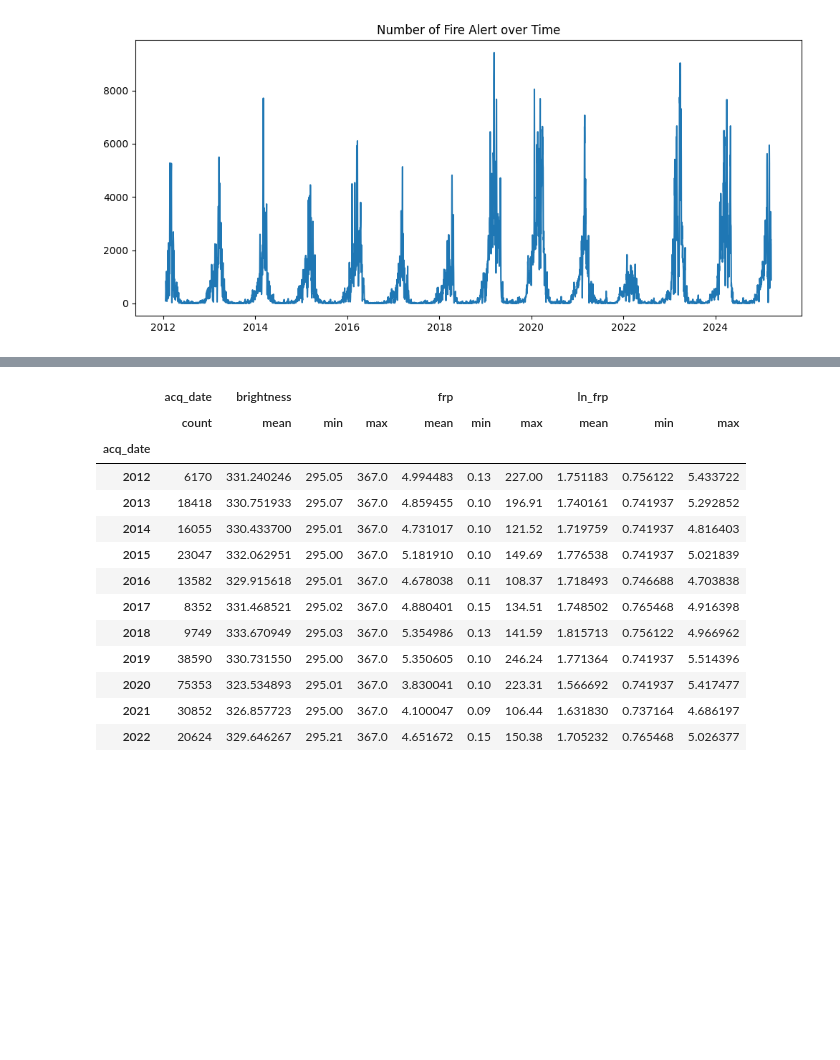
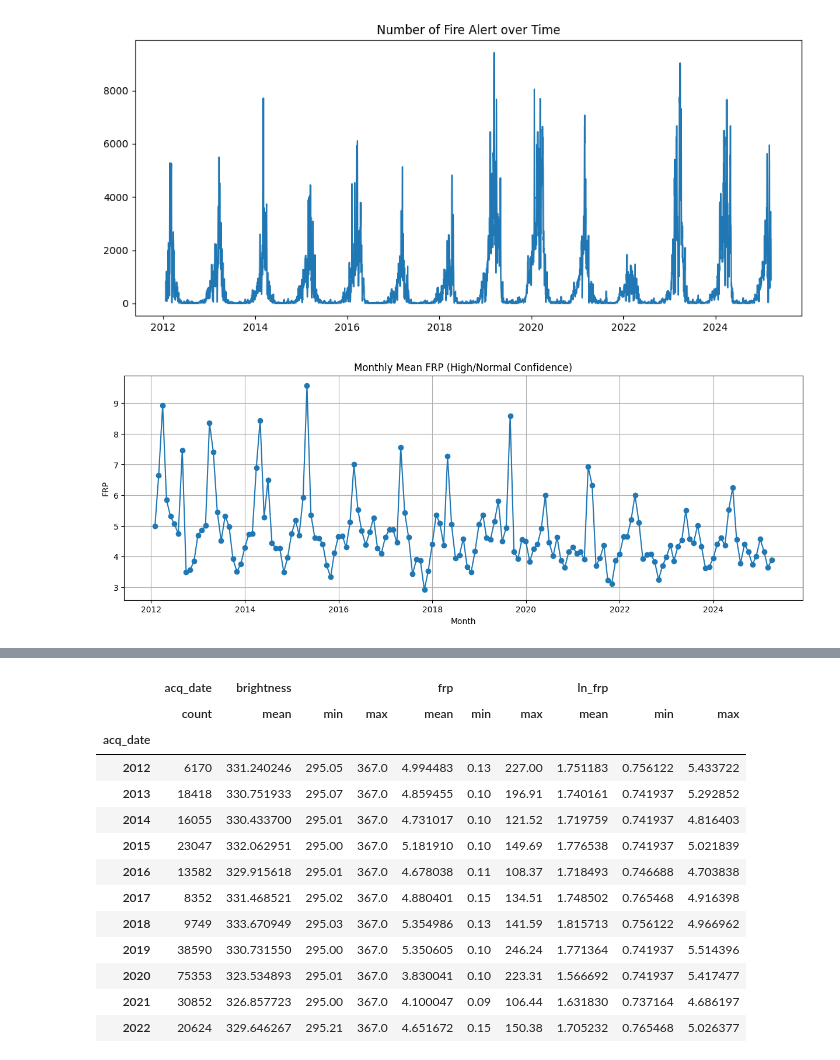
Before and after one commit to smolguyonearth/whoopenthisisgay, a Jupyter notebook: code_newisreal/data_trumatization.ipynb, the cells around one changed output, grey strips where cells are left out. Drawn from its saved outputs; the diff is of its cells as text; code cells hidden in the pictures; blank space fills up the shorter version.

```diff
--- a/code_newisreal/data_trumatization.ipynb
+++ b/code_newisreal/data_trumatization.ipynb
@@ -25,7 +25,7 @@ DL_FIRE = pd.concat(
         # DL_FIRE_M_C61_arc,
         DL_FIRE_VIIRS_NOAA20_nrt,
         DL_FIRE_VIIRS_NOAA20_arc,
-        DL_FIRE_VIIRS_NOAA21_nrt,
+        # DL_FIRE_VIIRS_NOAA21_nrt,
         DL_FIRE_VIIRS_SNNP_nrt,
         DL_FIRE_VIIRS_SNNP_arc
     ],
@@ -165,3 +165,15 @@ plt.title("Number of Fire Alert over Time")
 # %% [output]
 Text(0.5, 1.0, 'Number of Fire Alert over Time')
 [figure]
+# %%
+DL_FIRE_monthly = DL_FIRE_hc.set_index("acq_date").resample("M")["frp"].mean()
+DL_FIRE_monthly = DL_FIRE_monthly.fillna(0)  # Fill any missing months with 0 or use .interpolate()
+# %%
+plt.figure(figsize=(15,5))
+plt.plot(DL_FIRE_monthly, marker='o')
+plt.title("Monthly Mean FRP (High/Normal Confidence)")
+plt.xlabel("Month")
+plt.ylabel("FRP")
+plt.grid(True)
+# %% [output]
+[figure, added]
```
Also changed, not shown: parts of 3 cells of this notebook, 3 other files.
